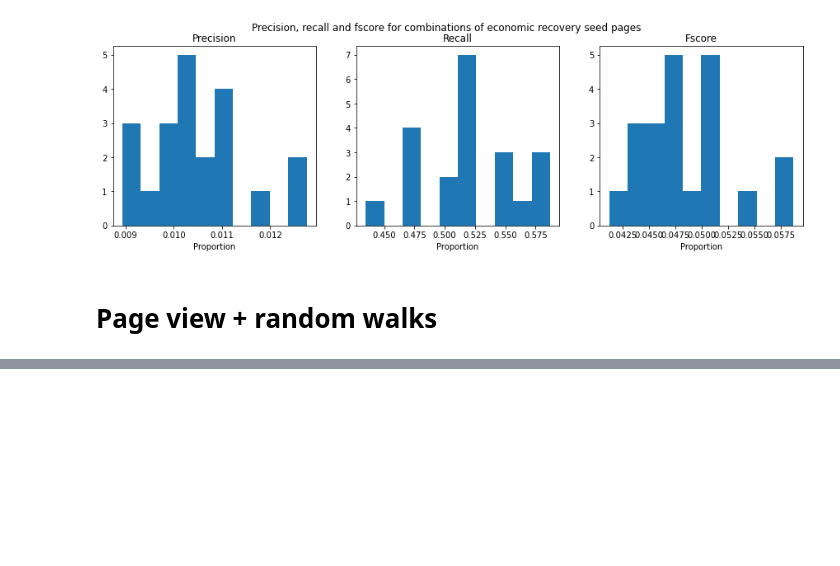
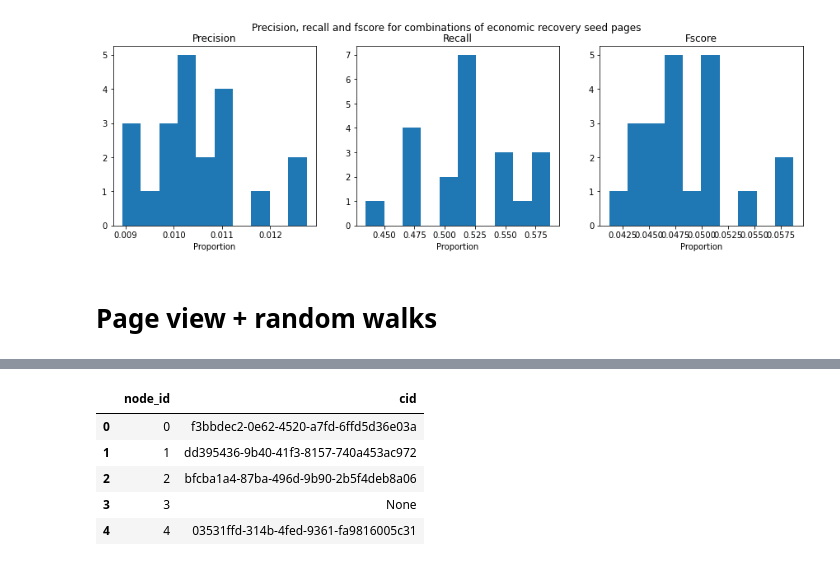
Before and after one commit to alphagov/govuk-wuj-network-analysis, a Jupyter notebook: notebooks/RandomWalks.ipynb, the cells around one changed output, grey strips where cells are left out. Drawn from its saved outputs; the diff is of its cells as text; code cells hidden in the pictures; blank space fills up the shorter version.

```diff
--- a/notebooks/WUJ Community Detection.ipynb
+++ b/notebooks/RandomWalks.ipynb
@@ -959,0 +1059,13 @@ sorted(list(zip(fs, er_seed_samples)), key=lambda x: -x[0])[:5]
+# %%
+node_ids = pd.DataFrame({
+                        'node_id': [n[0] for n in list(G2.nodes(data=True))],
+                        'cid': [n[1]['cid'] for n in list(G2.nodes(data=True))]
+                        })
+node_ids.head()
+# %% [output]
+|  | node_id | cid |
+| 0 | 0 | f3bbdec2-0e62-4520-a7fd-6ffd5d36e03a |
+| 1 | 1 | dd395436-9b40-41f3-8157-740a453ac972 |
+| 2 | 2 | bfcba1a4-87ba-496d-9b90-2b5f4deb8a06 |
+| 3 | 3 | None |
+| 4 | 4 | 03531ffd-314b-4fed-9361-fa9816005c31 |
```
Also changed, not shown: parts of 29 cells of this notebook.
